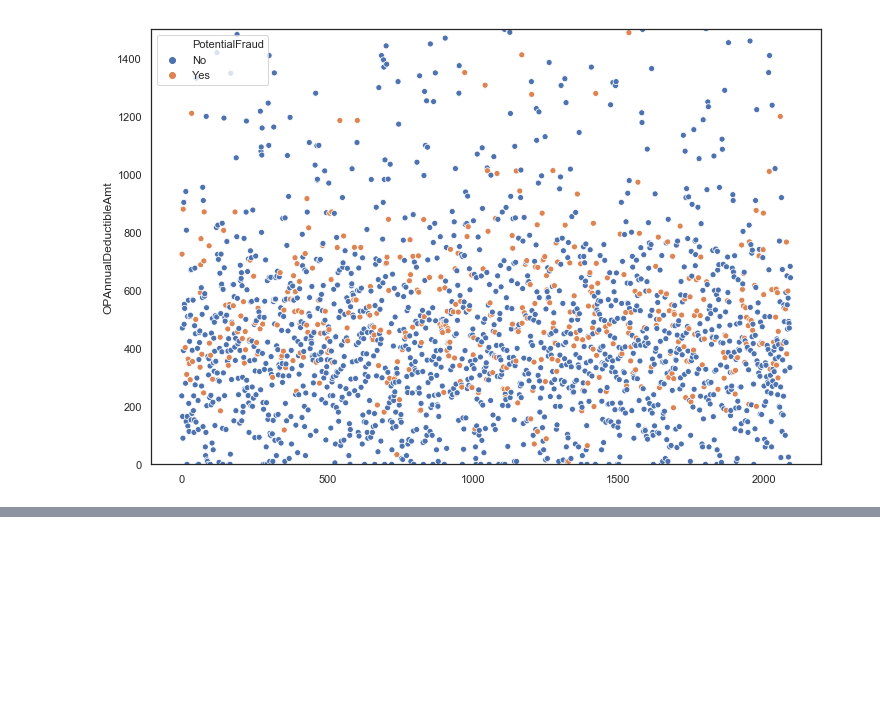
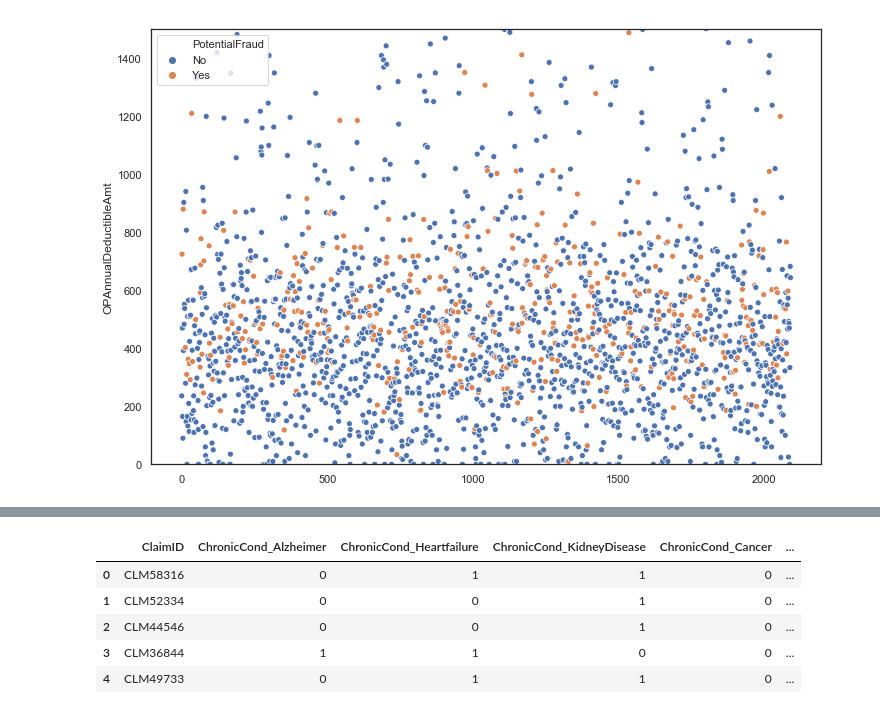
Before and after one commit to microwolf/capstone_healthcare_fraud, a Jupyter notebook: contributors/patrice/scripts/Data_Exploration-checkpoint.ipynb, the cells around one changed output, grey strips where cells are left out. Cells and saved outputs as stored; diff of their text form; code cells hidden in the pictures; blank space fills up the shorter version.

```diff
--- a/contributors/patrice/scripts/Data_Exploration-checkpoint.ipynb
+++ b/contributors/patrice/scripts/Data_Exploration-checkpoint.ipynb
@@ -773,8 +778,3 @@ plt.ylim(0,1500)
 # %% [output]
 (0, 1500)
 [figure]
-# %%
-chronique_col1 = ['ClaimID'] + list(chronique_col)
-chronique_col1
-chroni_df = In_bene_merge[chronique_col1]
-chroni_df.set_index('ClaimID', inplace=True)
@@ -780,0 +872,2 @@ chroni_df.set_index('ClaimID', inplace=True)
+# %%
+encode_code = encode_code.drop('DiagnosisGroupCode', axis=1)
@@ -780,0 +876,10 @@ chroni_df.set_index('ClaimID', inplace=True)
+# %%
+chroni_df = chroni_df.merge(encode_code, how='left', on='ClaimID')
+chroni_df.head()
+# %% [output]
+|  | ClaimID | ChronicCond_Alzheimer | ChronicCond_Heartfailure | ChronicCond_KidneyDisease | ChronicCond_Cancer | ... |
+| 0 | CLM58316 | 0 | 1 | 1 | 0 | ... |
+| 1 | CLM52334 | 0 | 0 | 1 | 0 | ... |
+| 2 | CLM44546 | 0 | 0 | 1 | 0 | ... |
+| 3 | CLM36844 | 1 | 1 | 0 | 0 | ... |
+| 4 | CLM49733 | 0 | 1 | 1 | 0 | ... |
```
Also changed, not shown: parts of 24 cells of this notebook, 3 other files.
